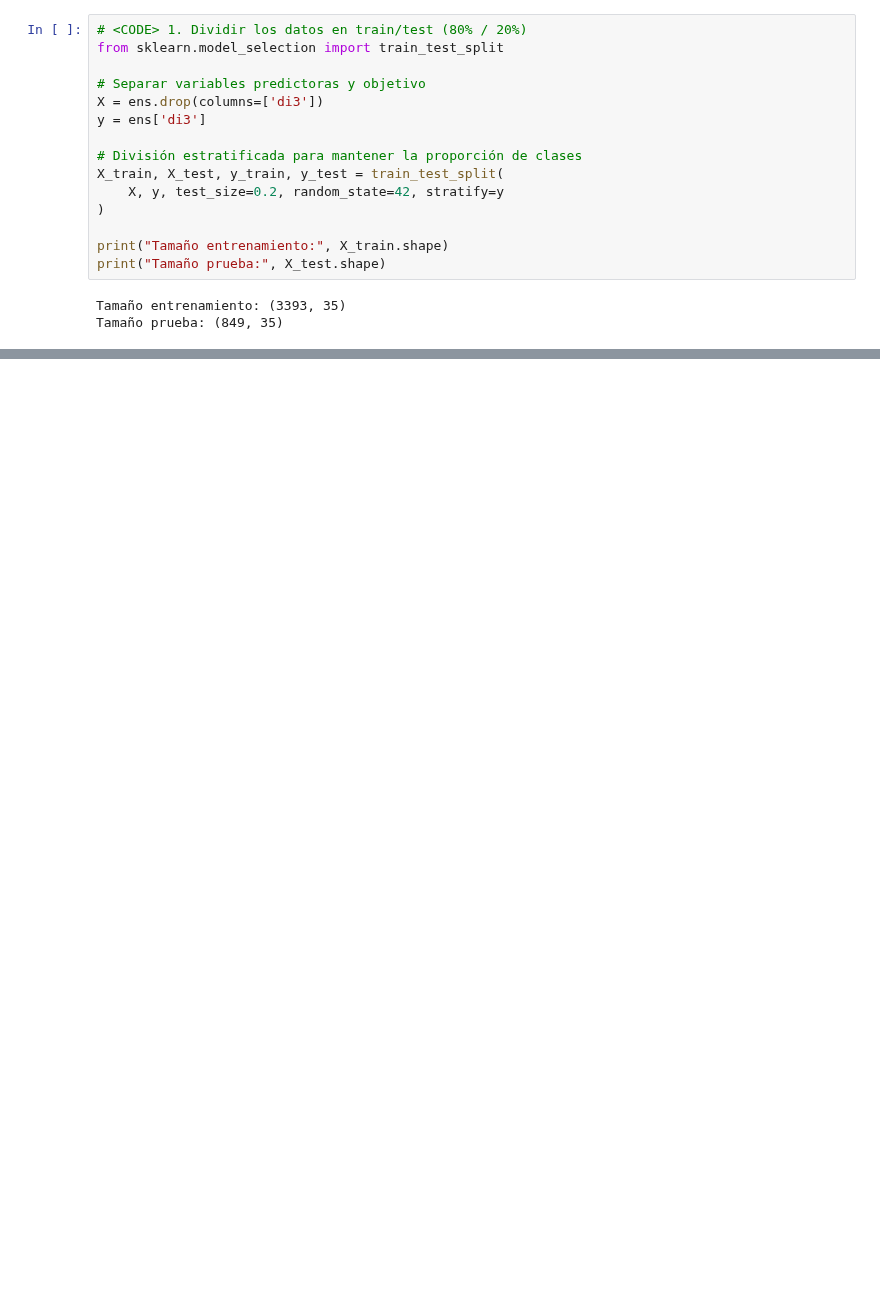
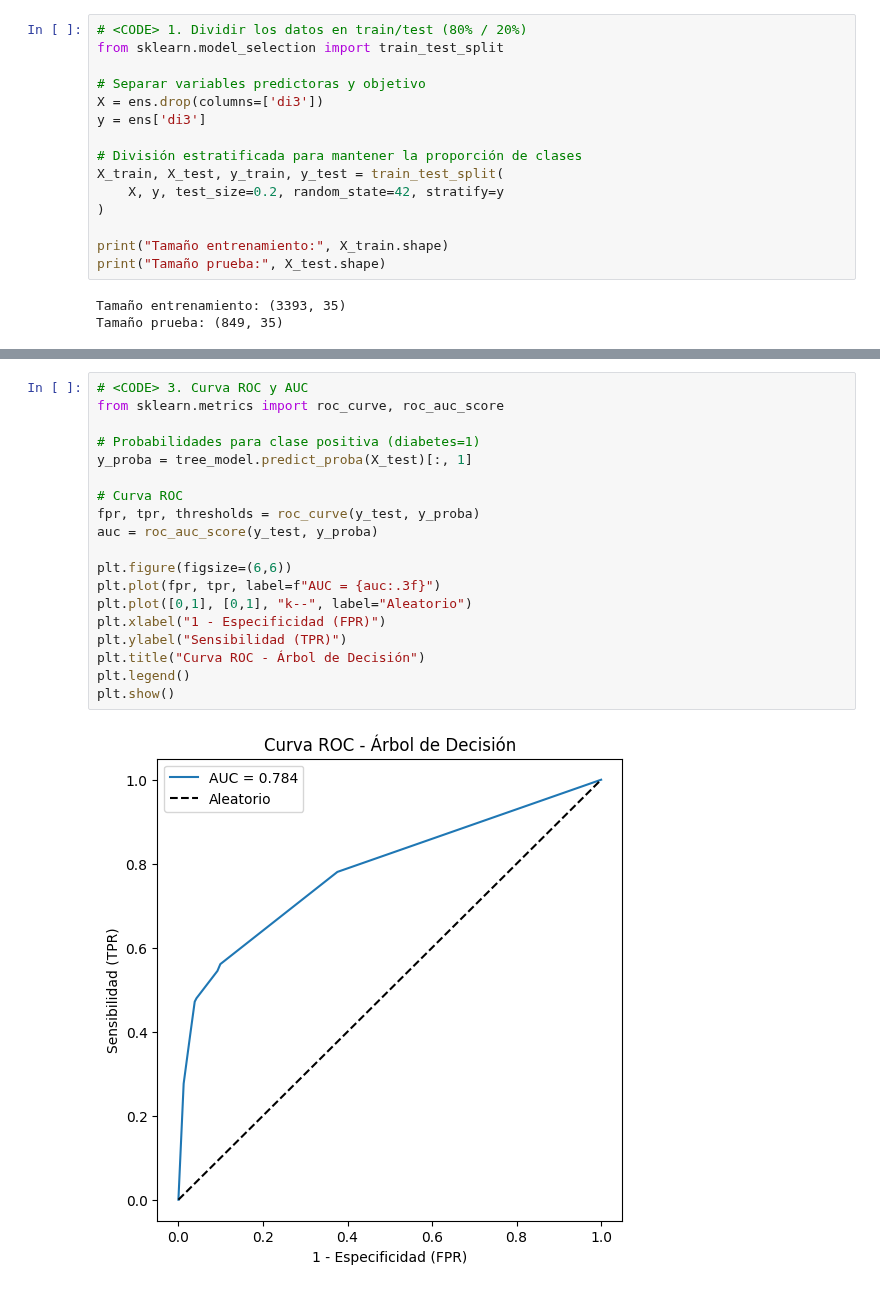
Before and after one commit to iHealthInstitute/Talleres_Diplomado_iHealth, a Jupyter notebook: curso_3/arboles_ ml_solution.ipynb, the cells around one changed output, grey strips where cells are left out. Cells and saved outputs as stored; diff of their text form; blank space fills up the shorter version.

```diff
--- a/curso_3/arboles_ ml_solution.ipynb
+++ b/curso_3/arboles_ ml_solution.ipynb
@@ -233,0 +355,21 @@ weighted avg      0.874     0.887     0.872       849
+# %%
+# <CODE> 3. Curva ROC y AUC
+from sklearn.metrics import roc_curve, roc_auc_score
+
+# Probabilidades para clase positiva (diabetes=1)
+y_proba = tree_model.predict_proba(X_test)[:, 1]
+
+# Curva ROC
+fpr, tpr, thresholds = roc_curve(y_test, y_proba)
+auc = roc_auc_score(y_test, y_proba)
+
+plt.figure(figsize=(6,6))
+plt.plot(fpr, tpr, label=f"AUC = {auc:.3f}")
+plt.plot([0,1], [0,1], "k--", label="Aleatorio")
+plt.xlabel("1 - Especificidad (FPR)")
+plt.ylabel("Sensibilidad (TPR)")
+plt.title("Curva ROC - Árbol de Decisión")
+plt.legend()
+plt.show()
+# %% [output]
+[figure, added]
```
Also changed, not shown: parts of 12 cells of this notebook, 1 other file.
